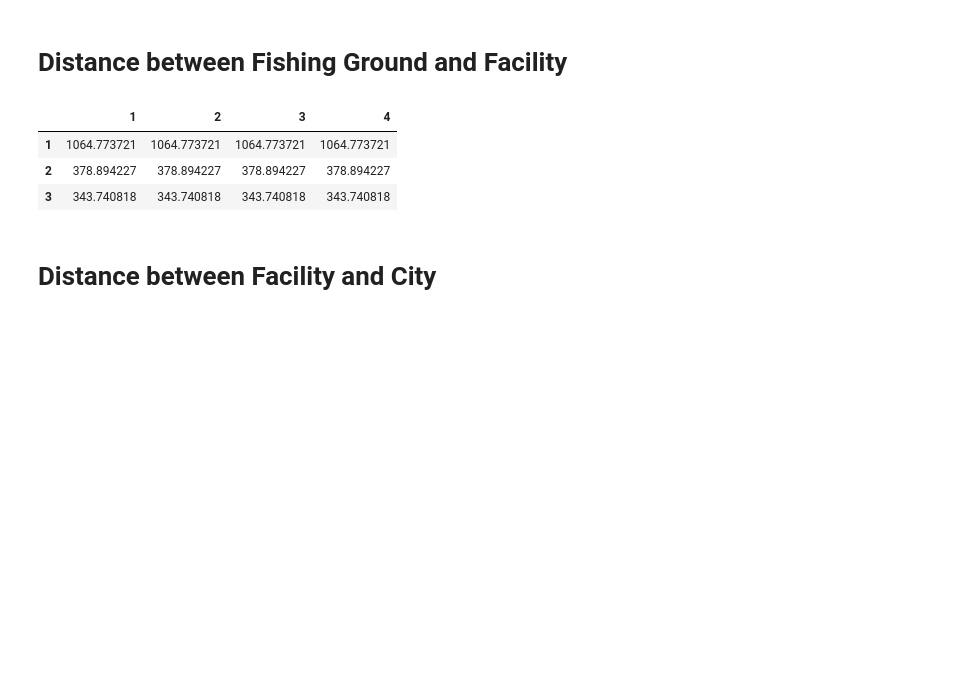
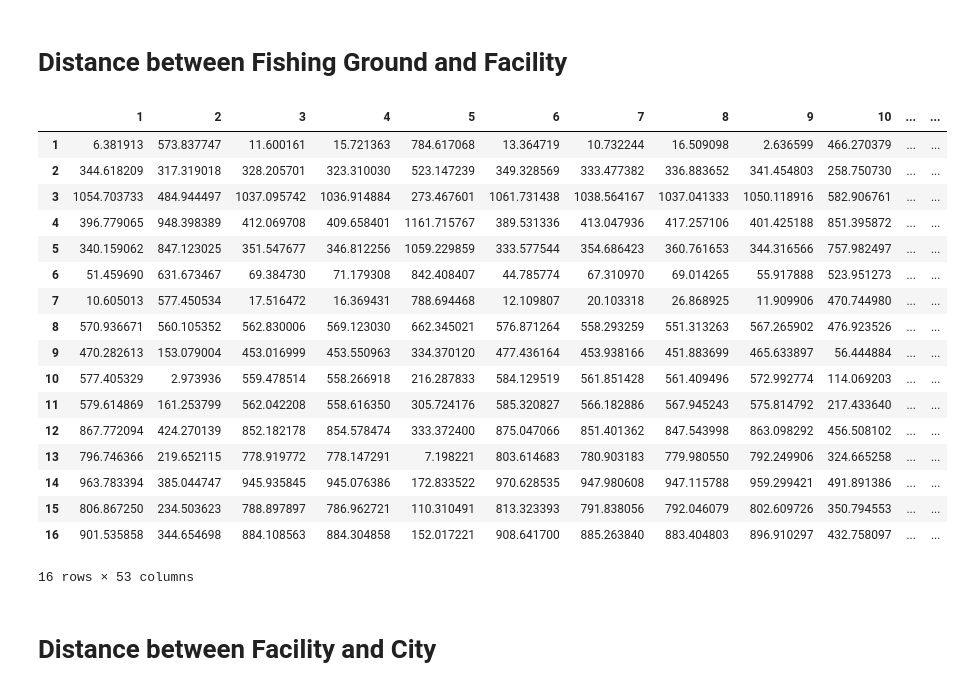
Before and after one commit to nathanansel28/1D-Project, a Jupyter notebook: Distance/distance.ipynb, the cells around one changed output. Saved outputs shown, nothing was run; the diff lists cells and outputs as text; code cells hidden in the pictures; blank space fills up the shorter version.

```diff
--- a/Distance/distance.ipynb
+++ b/Distance/distance.ipynb
@@ -105,19 +94,41 @@ display(df_facility.shape)
 # %% [markdown]
 # Distance between Fishing Ground and Facility
 # %%
+import random
+random.seed(42)
+
 df_distances_1 = pd.DataFrame()
-
-for i in range(len(df_fishinggrounds)):
-    lat_fg, lon_fg = df_fishinggrounds.at[i, 'Lat'], df_fishinggrounds.at[i, 'Lon']
-    for j in range(len(df_facility)):
+for g in range(len(df_fishinggrounds)):
+    lat_fg, lon_fg = df_fishinggrounds.at[g, 'Lat'], df_fishinggrounds.at[g, 'Lon']
+    for i in range(len(df_facility)):
         lat_facil, lon_facil = df_facility.at[i, 'Lat'], df_facility.at[i, 'Lon']
         distance = haversine(lat_fg, lon_fg, lat_facil, lon_facil)
-        df_distances_1.at[i+1, j+1] = distance
+        df_distances_1.at[g+1, i+1] = distance
         # index adjusted to fit julia's indexing system
 
 display(df_distances_1)
+
+F = 7
+f_cost_multiplier = [random.uniform(0.7, 1.3) for _ in range(10)]
+dict_1 = {}
+for f in range(F):
+    dict_1[f] = df_distances_1 * f_cost_multiplier[f]
 # %% [output]
-|  | 1 | 2 | 3 | 4 |
-| 1 | 1064.773721 | 1064.773721 | 1064.773721 | 1064.773721 |
-| 2 | 378.894227 | 378.894227 | 378.894227 | 378.894227 |
-| 3 | 343.740818 | 343.740818 | 343.740818 | 343.740818 |
+|  | 1 | 2 | 3 | 4 | 5 | 6 | 7 | 8 | 9 | 10 | ... | ... |
+| 1 | 6.381913 | 573.837747 | 11.600161 | 15.721363 | 784.617068 | 13.364719 | 10.732244 | 16.509098 | 2.636599 | 466.270379 | ... | ... |
+| 2 | 344.618209 | 317.319018 | 328.205701 | 323.310030 | 523.147239 | 349.328569 | 333.477382 | 336.883652 | 341.454803 | 258.750730 | ... | ... |
+| 3 | 1054.703733 | 484.944497 | 1037.095742 | 1036.914884 | 273.467601 | 1061.731438 | 1038.564167 | 1037.041333 | 1050.118916 | 582.906761 | ... | ... |
+| 4 | 396.779065 | 948.398389 | 412.069708 | 409.658401 | 1161.715767 | 389.531336 | 413.047936 | 417.257106 | 401.425188 | 851.395872 | ... | ... |
+| 5 | 340.159062 | 847.123025 | 351.547677 | 346.812256 | 1059.229859 | 333.577544 | 354.686423 | 360.761653 | 344.316566 | 757.982497 | ... | ... |
+| 6 | 51.459690 | 631.673467 | 69.384730 | 71.179308 | 842.408407 | 44.785774 | 67.310970 | 69.014265 | 55.917888 | 523.951273 | ... | ... |
+| 7 | 10.605013 | 577.450534 | 17.516472 | 16.369431 | 788.694468 | 12.109807 | 20.103318 | 26.868925 | 11.909906 | 470.744980 | ... | ... |
+| 8 | 570.936671 | 560.105352 | 562.830006 | 569.123030 | 662.345021 | 576.871264 | 558.293259 | 551.313263 | 567.265902 | 476.923526 | ... | ... |
+| 9 | 470.282613 | 153.079004 | 453.016999 | 453.550963 | 334.370120 | 477.436164 | 453.938166 | 451.883699 | 465.633897 | 56.444884 | ... | ... |
+| 10 | 577.405329 | 2.973936 | 559.478514 | 558.266918 | 216.287833 | 584.129519 | 561.851428 | 561.409496 | 572.992774 | 114.069203 | ... | ... |
+| 11 | 579.614869 | 161.253799 | 562.042208 | 558.616350 | 305.724176 | 585.320827 | 566.182886 | 567.945243 | 575.814792 | 217.433640 | ... | ... |
+| 12 | 867.772094 | 424.270139 | 852.182178 | 854.578474 | 333.372400 | 875.047066 | 851.401362 | 847.543998 | 863.098292 | 456.508102 | ... | ... |
+| 13 | 796.746366 | 219.652115 | 778.919772 | 778.147291 | 7.198221 | 803.614683 | 780.903183 | 779.980550 | 792.249906 | 324.665258 | ... | ... |
+| 14 | 963.783394 | 385.044747 | 945.935845 | 945.076386 | 172.833522 | 970.628535 | 947.980608 | 947.115788 | 959.299421 | 491.891386 | ... | ... |
+| 15 | 806.867250 | 234.503623 | 788.897897 | 786.962721 | 110.310491 | 813.323393 | 791.838056 | 792.046079 | 802.609726 | 350.794553 | ... | ... |
+| 16 | 901.535858 | 344.654698 | 884.108563 | 884.304858 | 152.017221 | 908.641700 | 885.263840 | 883.404803 | 896.910297 | 432.758097 | ... | ... |
+16 rows × 53 columns
```
Also changed, not shown: parts of 6 cells of this notebook, 14 other files.
